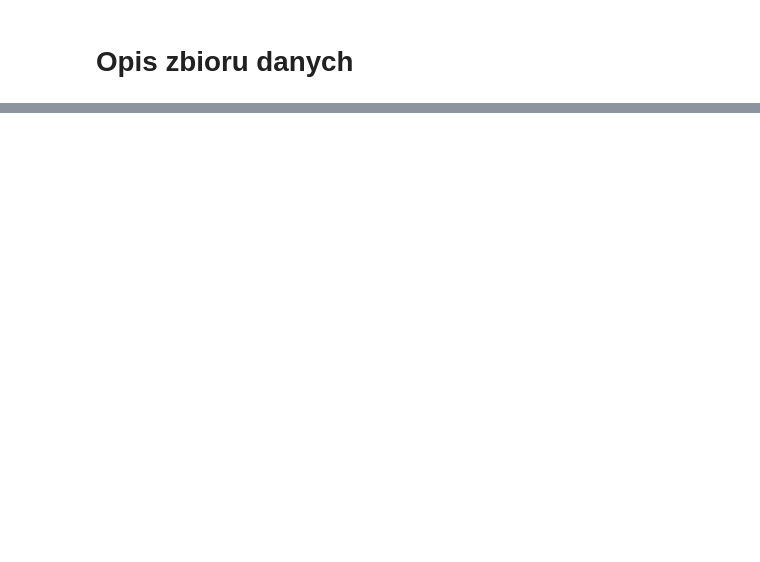
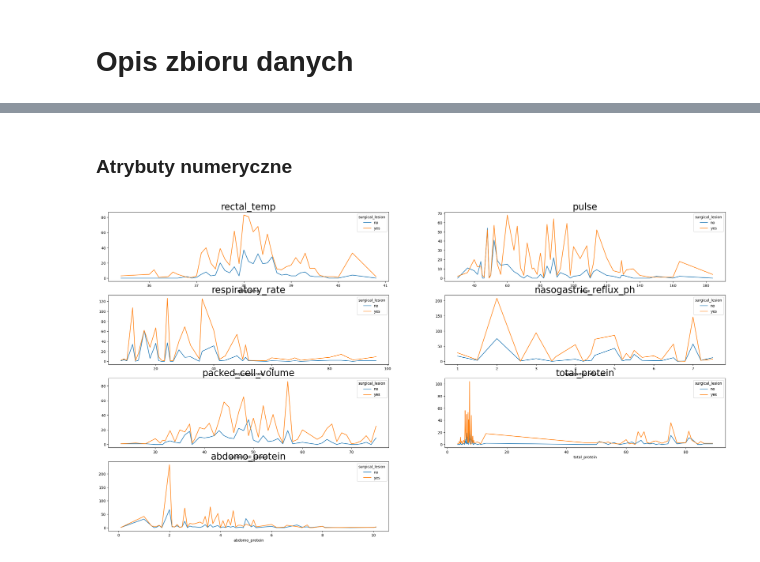
Before and after one commit to Priescik/Case-Study, a Jupyter notebook: case_study.ipynb, the cells around one changed output, grey strips where cells are left out. Cells and saved outputs as stored; diff of their text form; code cells hidden in the pictures; blank space fills up the shorter version.

```diff
--- a/case_study.ipynb
+++ b/case_study.ipynb
@@ -114,0 +717,14 @@ for name in df.columns:
+# %% [markdown]
+### Atrybuty numeryczne
+# %%
+fig, axs = plt.subplots(ncols=2, nrows=10, figsize=(30, 40))
+axs = axs.reshape(-1)
+for i, name in enumerate(numerical):
+    counts = df.groupby([name, 'surgical_lesion']).size().unstack(fill_value=0)
+    counts.plot(kind='line', stacked=False, ax=axs[i])
+    axs[i].set_title(name, fontsize=25)
+
+for j in range(i+1, len(axs)):
+    fig.delaxes(axs[j])
+# %% [output]
+[figure, added]
```
Also changed, not shown: parts of 36 cells of this notebook, 1 other file.
